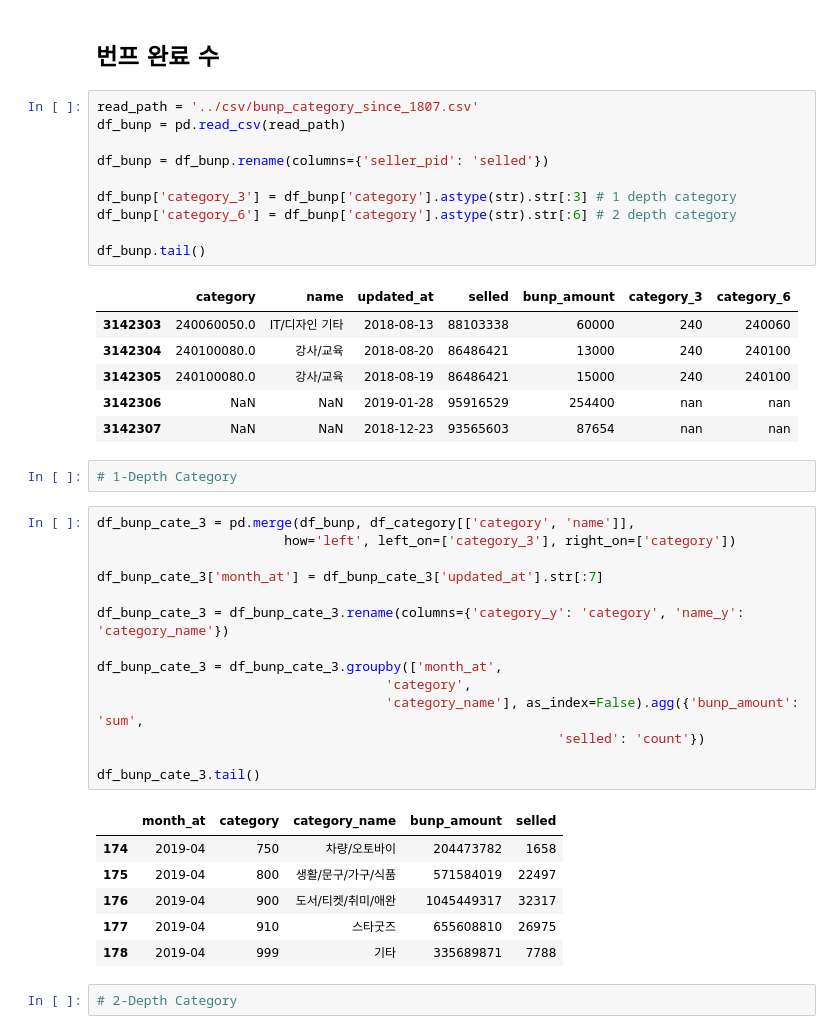
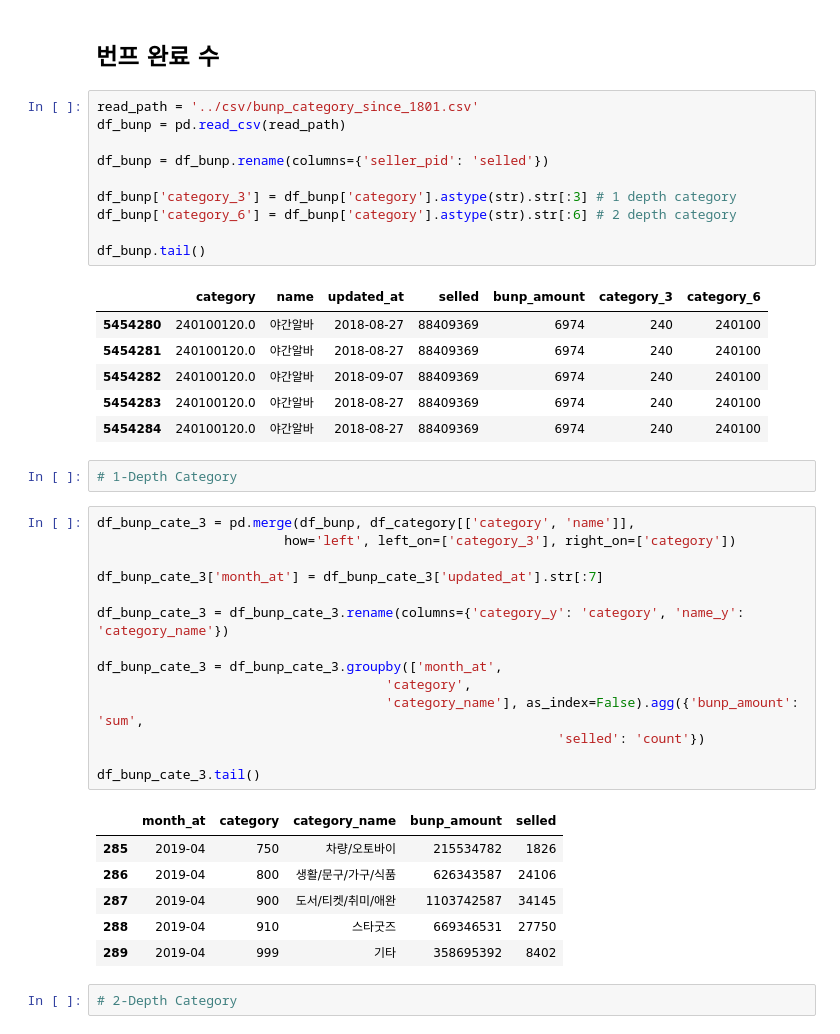
Before and after one commit to kiyoja07/python-bunjang, a Jupyter notebook: data-analysis/jupyter/supply_demand.ipynb, the cells around one changed output. Drawn from its saved outputs; the diff is of its cells as text.

```diff
--- a/data-analysis/jupyter/supply_demand.ipynb
+++ b/data-analysis/jupyter/supply_demand.ipynb
@@ -96,22 +96,22 @@ df_category.tail()
 # %% [markdown]
 ## 번프 완료 수
 # %%
-read_path = '../csv/bunp_category_since_1807.csv'
+read_path = '../csv/bunp_category_since_1801.csv'
 df_bunp = pd.read_csv(read_path)
 
 df_bunp = df_bunp.rename(columns={'seller_pid': 'selled'})
 
 df_bunp['category_3'] = df_bunp['category'].astype(str).str[:3] # 1 depth category
 df_bunp['category_6'] = df_bunp['category'].astype(str).str[:6] # 2 depth category
 
 df_bunp.tail()
 # %% [output]
 |  | category | name | updated_at | selled | bunp_amount | category_3 | category_6 |
-| 3142303 | 240060050.0 | IT/디자인 기타 | 2018-08-13 | 88103338 | 60000 | 240 | 240060 |
-| 3142304 | 240100080.0 | 강사/교육 | 2018-08-20 | 86486421 | 13000 | 240 | 240100 |
-| 3142305 | 240100080.0 | 강사/교육 | 2018-08-19 | 86486421 | 15000 | 240 | 240100 |
-| 3142306 | NaN | NaN | 2019-01-28 | 95916529 | 254400 | nan | nan |
-| 3142307 | NaN | NaN | 2018-12-23 | 93565603 | 87654 | nan | nan |
+| 5454280 | 240100120.0 | 야간알바 | 2018-08-27 | 88409369 | 6974 | 240 | 240100 |
+| 5454281 | 240100120.0 | 야간알바 | 2018-08-27 | 88409369 | 6974 | 240 | 240100 |
+| 5454282 | 240100120.0 | 야간알바 | 2018-09-07 | 88409369 | 6974 | 240 | 240100 |
+| 5454283 | 240100120.0 | 야간알바 | 2018-08-27 | 88409369 | 6974 | 240 | 240100 |
+| 5454284 | 240100120.0 | 야간알바 | 2018-08-27 | 88409369 | 6974 | 240 | 240100 |
 # %%
 # 1-Depth Category
 # %%
@@ -130,11 +130,11 @@ df_bunp_cate_3 = df_bunp_cate_3.groupby(['month_at',
 df_bunp_cate_3.tail()
 # %% [output]
 |  | month_at | category | category_name | bunp_amount | selled |
-| 174 | 2019-04 | 750 | 차량/오토바이 | 204473782 | 1658 |
-| 175 | 2019-04 | 800 | 생활/문구/가구/식품 | 571584019 | 22497 |
-| 176 | 2019-04 | 900 | 도서/티켓/취미/애완 | 1045449317 | 32317 |
-| 177 | 2019-04 | 910 | 스타굿즈 | 655608810 | 26975 |
-| 178 | 2019-04 | 999 | 기타 | 335689871 | 7788 |
+| 285 | 2019-04 | 750 | 차량/오토바이 | 215534782 | 1826 |
+| 286 | 2019-04 | 800 | 생활/문구/가구/식품 | 626343587 | 24106 |
+| 287 | 2019-04 | 900 | 도서/티켓/취미/애완 | 1103742587 | 34145 |
+| 288 | 2019-04 | 910 | 스타굿즈 | 669346531 | 27750 |
+| 289 | 2019-04 | 999 | 기타 | 358695392 | 8402 |
 # %%
 # 2-Depth Category
 # %%
```
Also changed, not shown: parts of 16 cells of this notebook, 2 other files.
